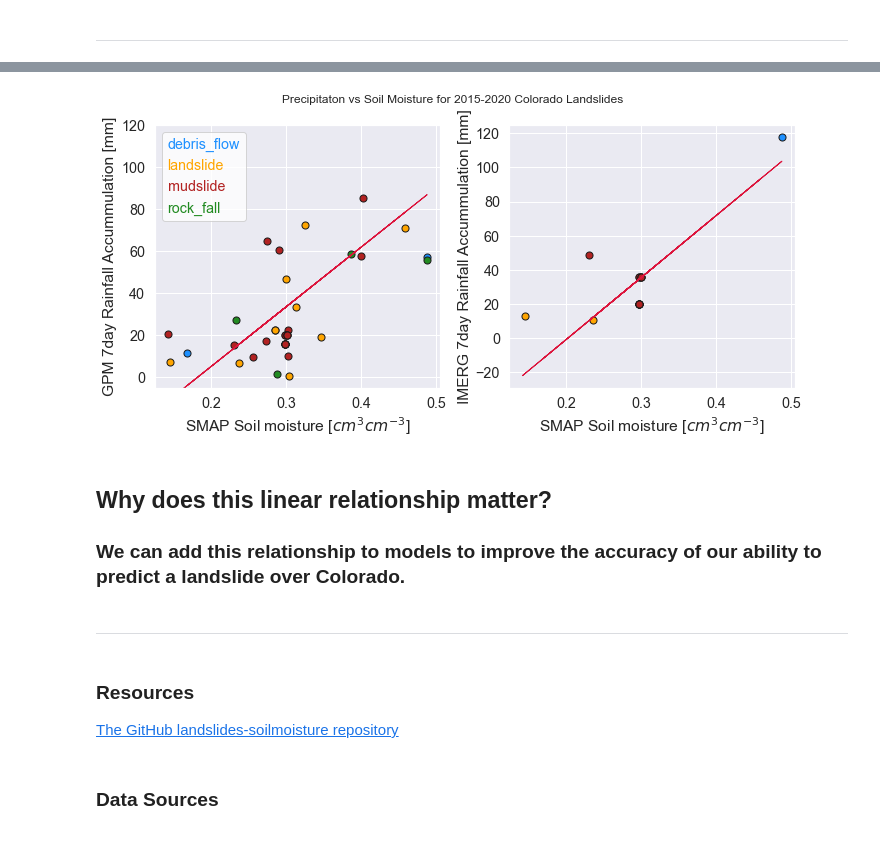
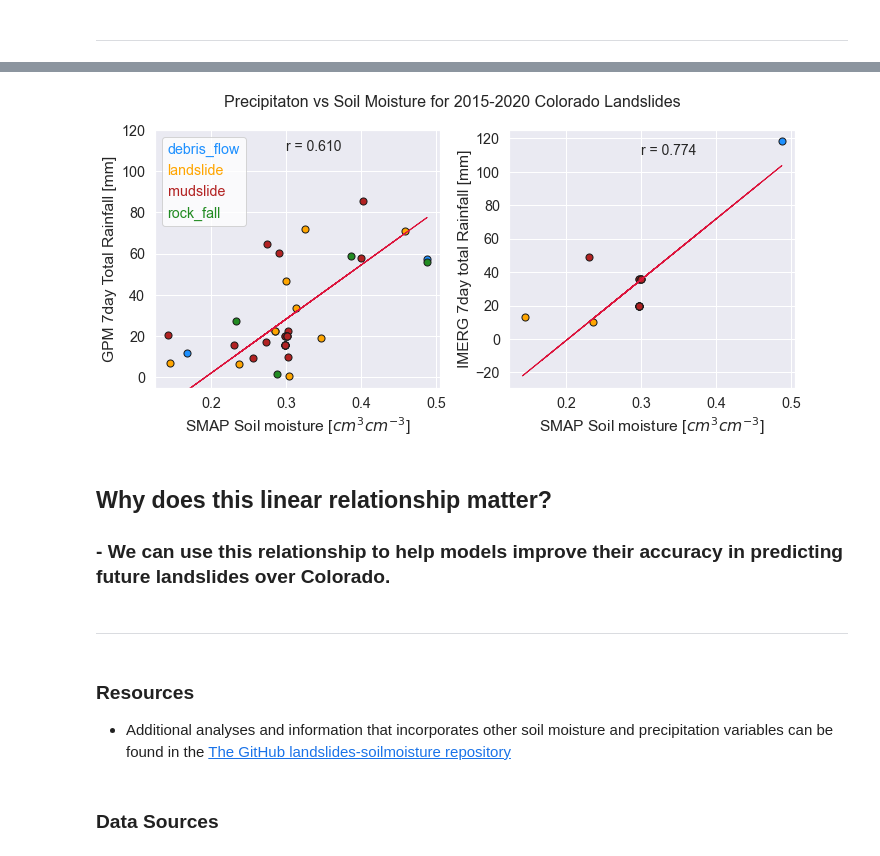
Before and after one commit to jacquiewitte/capstone-landslides-soilmoisture, a Jupyter notebook: presentations/Jacquie-Witte_CapstoneBlogPost_final.ipynb, the cells around one changed output, grey strips where cells are left out. Cells and saved outputs as stored; diff of their text form; code cells hidden in the pictures.

```diff
--- a/presentations/Jacquie-Witte_CapstoneBlogPost_final.ipynb
+++ b/presentations/Jacquie-Witte_CapstoneBlogPost_final.ipynb
@@ -280,8 +283,12 @@ idx = ( np.isfinite(landslide_df['smap_sm'])
 # defining the variables
 x = landslide_df['smap_sm'][idx].tolist()
 y = landslide_df['gpm_7day_accum_mm'][idx].tolist()
+# Remove anomalously high precip value
+yy = y[0:5] + y[7:-1]
+xx = x[0:5] + x[7:-1]
+
 # Calculate the OLR Bisector fit
-intercept, slope, var = leastsq(x, y, method=3)
+intercept, slope, var = leastsq(xx, yy, method=3)
 trend_mean_text = 'slope: '+str('{:.2f}'.format(slope)) + \
       ', y: '+str('{:.2f}'.format(intercept))
 
@@ -292,7 +299,12 @@ ax1.plot(landslide_df['smap_sm'],
          linewidth=1.0)
 
 ax1.set(xlabel='SMAP Soil moisture [$cm^3 cm^{-3}$]',
-        ylabel='GPM 7day Rainfall Accummulation [mm]')
+        ylabel='GPM 7day Total Rainfall [mm]')
+ax1.set_ylim(-5, 120)
+
+# Add the correlation
+corr, p_value = st.pearsonr(xx, yy)
+ax1.text(0.3, 110, "r = {:.3f}".format(corr), fontsize=14)
 
 # Add legend
 leg = ax1.legend(handlelength=0, handletextpad=0, fancybox=True,
@@ -302,47 +314,52 @@ for item in leg.legendHandles:
 
 # add an overall caption
 fig.suptitle(
-    'Precipitaton vs Soil Moisture for 2015-2020 Colorado Landslides'
+    'Precipitaton vs Soil Moisture for 2015-2020 Colorado Landslides',
+    fontsize=16
 )
 
 ax2.set(xlabel='SMAP Soil moisture [$cm^3 cm^{-3}$]',
-        ylabel='IMERG 7day Rainfall Accummulation [mm]')
+        ylabel='IMERG 7day total Rainfall [mm]')
 
 # calculate the linear trend
 idx = ( np.isfinite(landslide_df['smap_sm'])
         & np.isfinite(landslide_df['imerg_7day_accum_mm'])
        )
 # defining the variables
 x = landslide_df['smap_sm'][idx].tolist()
 y = landslide_df['imerg_7day_accum_mm'][idx].tolist()
 # Calculate the OLR Bisector fit
 intercept, slope, var = leastsq(x, y, method=3)
 trend_mean_text = 'slope: '+str('{:.2f}'.format(slope)) + \
       ', y: '+str('{:.2f}'.format(intercept))
 
 # plot the linear trend
 ax2.plot(landslide_df['smap_sm'],
          intercept + slope*landslide_df['smap_sm'],
          color='crimson',
          linewidth=1.0)
 
-ax1.set_ylim(-5, 120)
+# Add the correlation
+corr, p_value = st.pearsonr(x, y)
+ax2.text(0.3, 110, "r = {:.3f}".format(corr), fontsize=14)
+
+
 #ax1.text(0.15, 110, trend_mean_text)
 #ax2.text(min(x), -20, trend_mean_text);
 
 plt.tight_layout()
 # %% [output]
-[figure, old version]
+[figure, new version]
 # %% [markdown]
 ## Why does this linear relationship matter?
 
-### We can add this relationship to models to improve the accuracy of our ability to predict a landslide over Colorado.
+### - We can use this relationship to help models improve their accuracy in predicting future landslides over Colorado.
 # %% [markdown]
 ***
 # %% [markdown]
 ### Resources
 
-[The GitHub landslides-soilmoisture repository](https://github.com/jacquiewitte/capstone-landslides-soilmoisture)
+- Additional analyses and information that incorporates other soil moisture and precipitation variables can be found in the [The GitHub landslides-soilmoisture repository](https://github.com/jacquiewitte/capstone-landslides-soilmoisture)
 # %% [markdown]
 ### Data Sources
 # %% [markdown]
```
Also changed, not shown: parts of 6 cells of this notebook.
